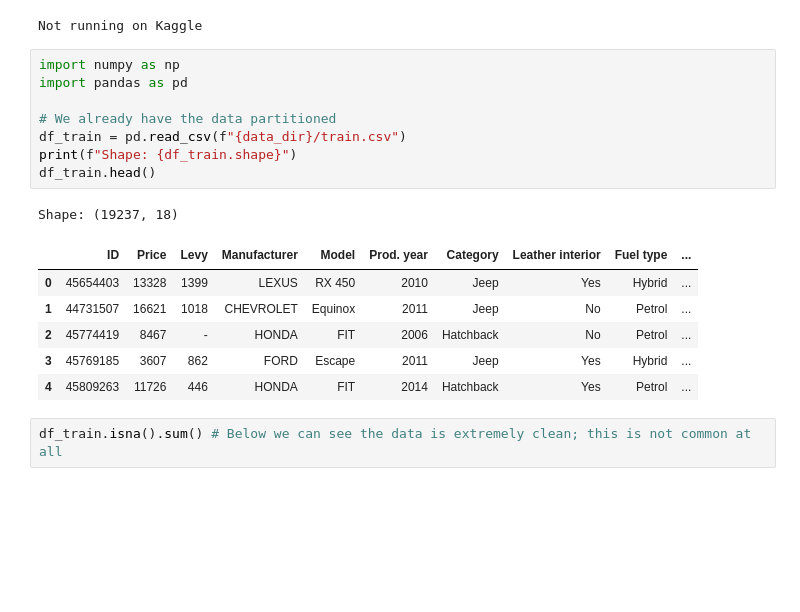
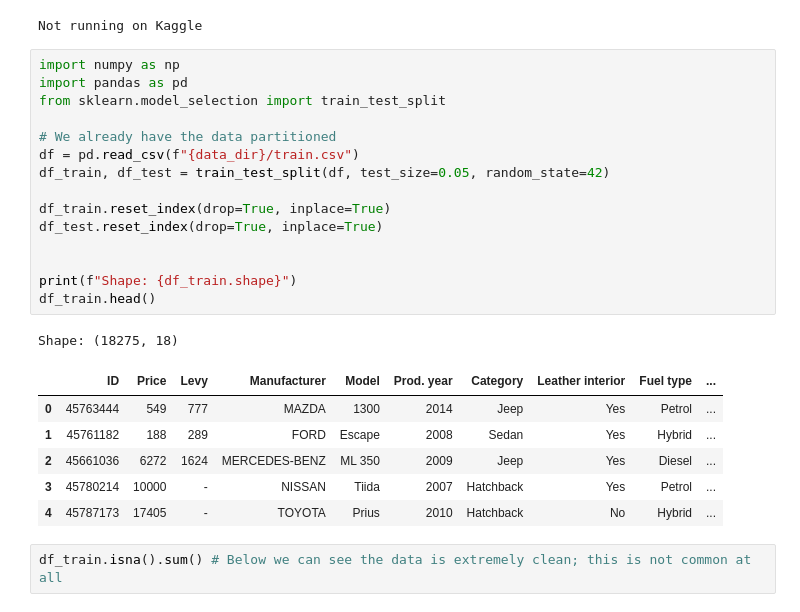
Before and after one commit to JoaquinMateosBarroso/Car_Prices, a Jupyter notebook: CarPrices.ipynb, the cells around one changed output. Cells and saved outputs as stored; diff of their text form; blank space fills up the shorter version.

```diff
--- a/CarPrices.ipynb
+++ b/CarPrices.ipynb
@@ -24,19 +20,26 @@ Not running on Kaggle
 # %%
 import numpy as np
 import pandas as pd
+from sklearn.model_selection import train_test_split
 
 # We already have the data partitioned
-df_train = pd.read_csv(f"{data_dir}/train.csv")
+df = pd.read_csv(f"{data_dir}/train.csv")
+df_train, df_test = train_test_split(df, test_size=0.05, random_state=42)
+
+df_train.reset_index(drop=True, inplace=True)
+df_test.reset_index(drop=True, inplace=True)
+
+
 print(f"Shape: {df_train.shape}")
 df_train.head()
 # %% [output]
-Shape: (19237, 18)
+Shape: (18275, 18)
 |  | ID | Price | Levy | Manufacturer | Model | Prod. year | Category | Leather interior | Fuel type | ... |
-| 0 | 45654403 | 13328 | 1399 | LEXUS | RX 450 | 2010 | Jeep | Yes | Hybrid | ... |
-| 1 | 44731507 | 16621 | 1018 | CHEVROLET | Equinox | 2011 | Jeep | No | Petrol | ... |
-| 2 | 45774419 | 8467 | - | HONDA | FIT | 2006 | Hatchback | No | Petrol | ... |
-| 3 | 45769185 | 3607 | 862 | FORD | Escape | 2011 | Jeep | Yes | Hybrid | ... |
-| 4 | 45809263 | 11726 | 446 | HONDA | FIT | 2014 | Hatchback | Yes | Petrol | ... |
+| 0 | 45763444 | 549 | 777 | MAZDA | 1300 | 2014 | Jeep | Yes | Petrol | ... |
+| 1 | 45761182 | 188 | 289 | FORD | Escape | 2008 | Sedan | Yes | Hybrid | ... |
+| 2 | 45661036 | 6272 | 1624 | MERCEDES-BENZ | ML 350 | 2009 | Jeep | Yes | Diesel | ... |
+| 3 | 45780214 | 10000 | - | NISSAN | Tiida | 2007 | Hatchback | Yes | Petrol | ... |
+| 4 | 45787173 | 17405 | - | TOYOTA | Prius | 2010 | Hatchback | No | Hybrid | ... |
 # %%
 df_train.isna().sum() # Below we can see the data is extremely clean; this is not common at all
 # %% [output]
```
Also changed, not shown: parts of 15 cells of this notebook, 4 other files.
